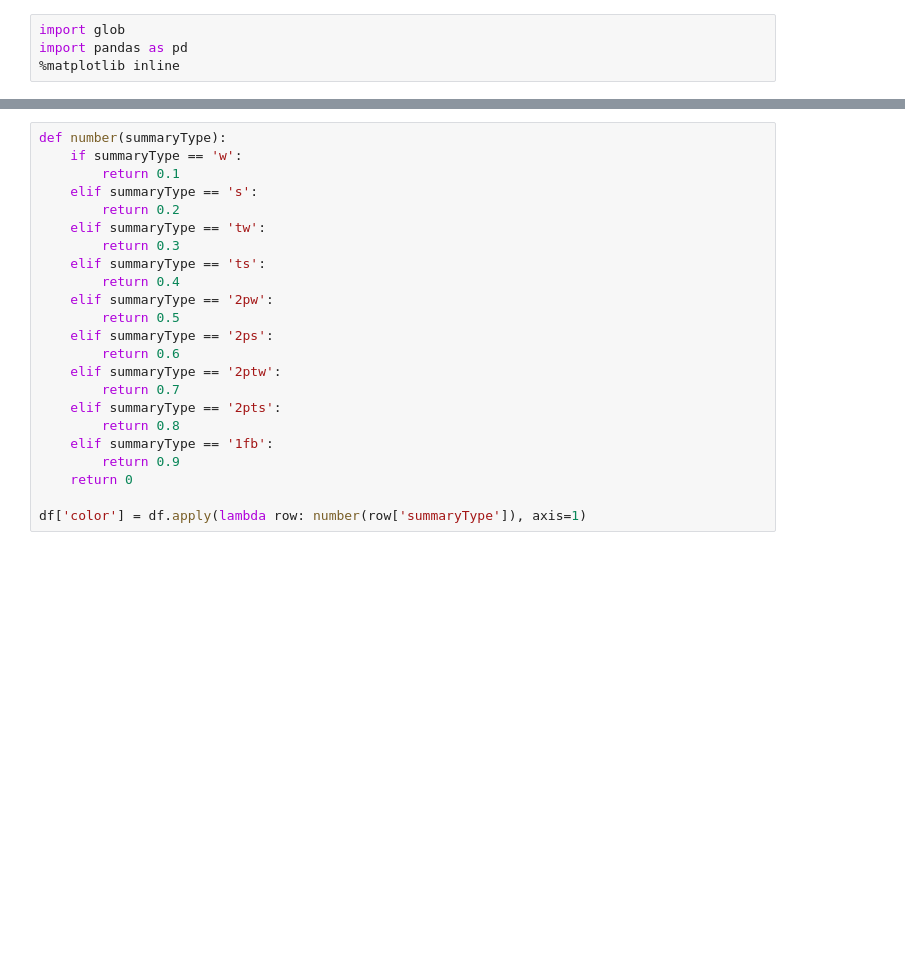
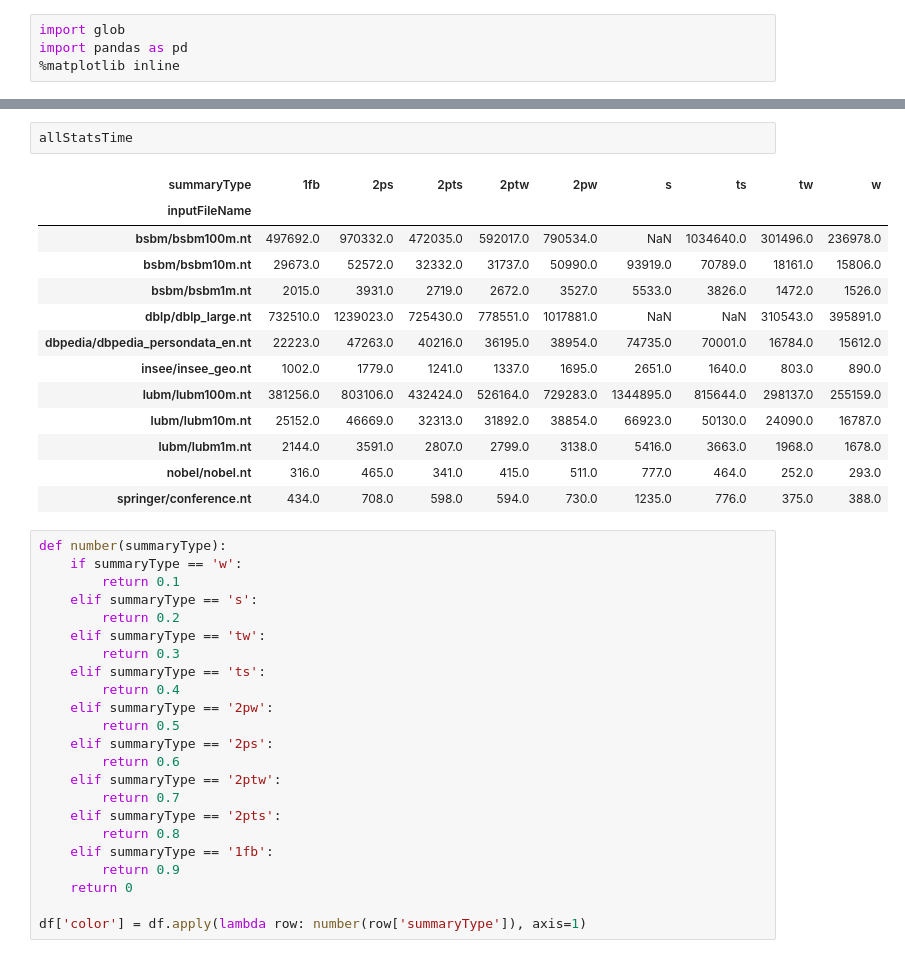
Before and after one commit to mhoangvslev/F-RDFQuotient, a Jupyter notebook: documents/Statistics.ipynb, the cells around one changed output, grey strips where cells are left out. Cells and saved outputs as stored; diff of their text form; blank space fills up the shorter version.

```diff
--- a/documents/Statistics.ipynb
+++ b/documents/Statistics.ipynb
@@ -43,3 +46,19 @@ allStats
+# %%
+allStatsTime
+# %% [output]
+| summaryType | 1fb | 2ps | 2pts | 2ptw | 2pw | s | ts | tw | w |
+| inputFileName |  |  |  |  |  |  |  |  |  |
+| bsbm/bsbm100m.nt | 497692.0 | 970332.0 | 472035.0 | 592017.0 | 790534.0 | NaN | 1034640.0 | 301496.0 | 236978.0 |
+| bsbm/bsbm10m.nt | 29673.0 | 52572.0 | 32332.0 | 31737.0 | 50990.0 | 93919.0 | 70789.0 | 18161.0 | 15806.0 |
+| bsbm/bsbm1m.nt | 2015.0 | 3931.0 | 2719.0 | 2672.0 | 3527.0 | 5533.0 | 3826.0 | 1472.0 | 1526.0 |
+| dblp/dblp_large.nt | 732510.0 | 1239023.0 | 725430.0 | 778551.0 | 1017881.0 | NaN | NaN | 310543.0 | 395891.0 |
+| dbpedia/dbpedia_persondata_en.nt | 22223.0 | 47263.0 | 40216.0 | 36195.0 | 38954.0 | 74735.0 | 70001.0 | 16784.0 | 15612.0 |
+| insee/insee_geo.nt | 1002.0 | 1779.0 | 1241.0 | 1337.0 | 1695.0 | 2651.0 | 1640.0 | 803.0 | 890.0 |
+| lubm/lubm100m.nt | 381256.0 | 803106.0 | 432424.0 | 526164.0 | 729283.0 | 1344895.0 | 815644.0 | 298137.0 | 255159.0 |
+| lubm/lubm10m.nt | 25152.0 | 46669.0 | 32313.0 | 31892.0 | 38854.0 | 66923.0 | 50130.0 | 24090.0 | 16787.0 |
+| lubm/lubm1m.nt | 2144.0 | 3591.0 | 2807.0 | 2799.0 | 3138.0 | 5416.0 | 3663.0 | 1968.0 | 1678.0 |
+| nobel/nobel.nt | 316.0 | 465.0 | 341.0 | 415.0 | 511.0 | 777.0 | 464.0 | 252.0 | 293.0 |
+| springer/conference.nt | 434.0 | 708.0 | 598.0 | 594.0 | 730.0 | 1235.0 | 776.0 | 375.0 | 388.0 |
 # %%
 def number(summaryType):
     if summaryType == 'w':
```
Also changed, not shown: parts of 6 cells of this notebook, 20 other files.
